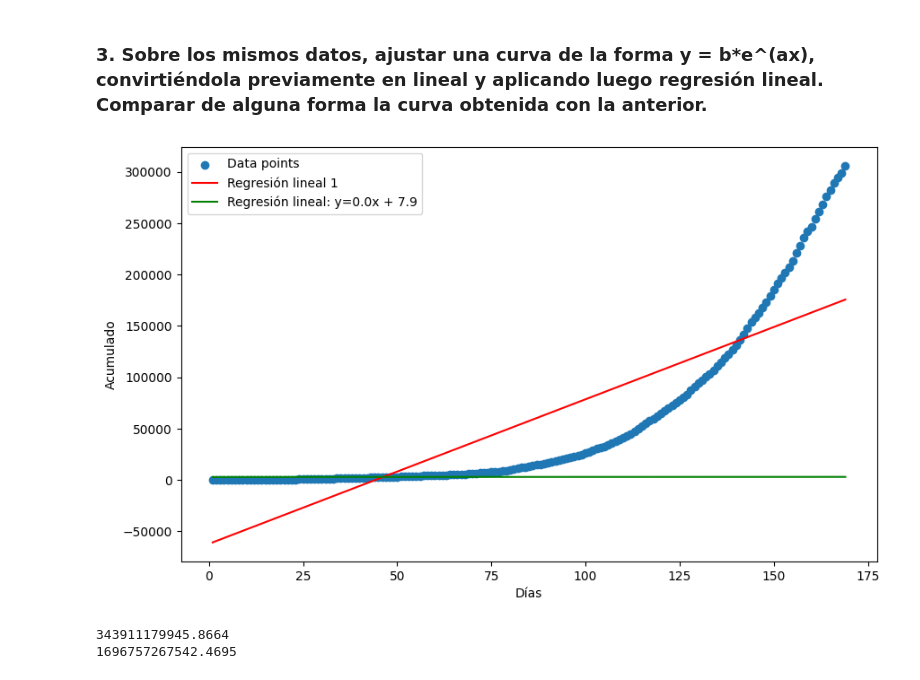
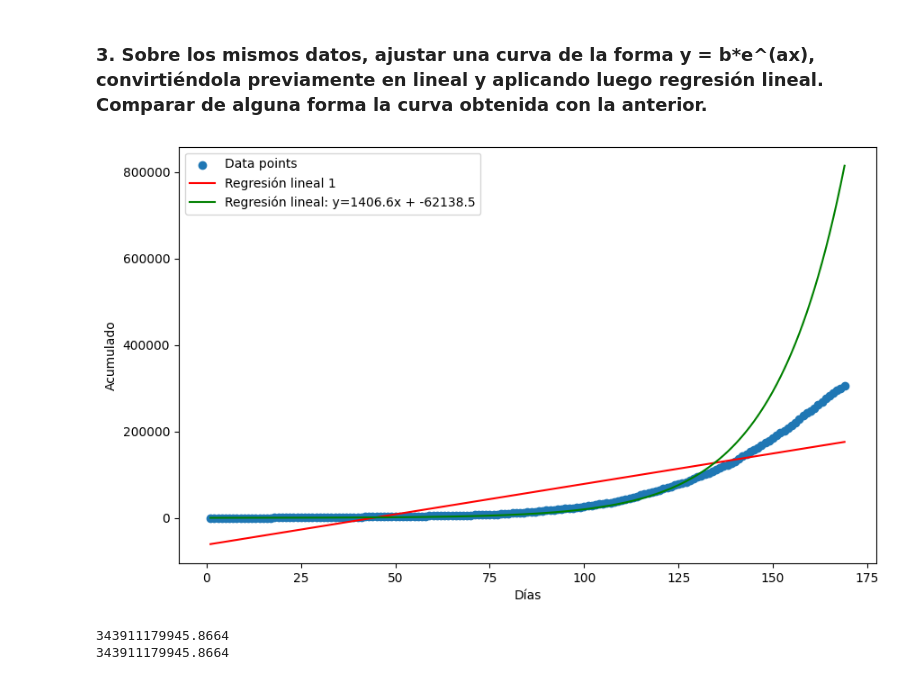
Before and after one commit to martinmdl/unsam-metodos, a Jupyter notebook: tp3.ipynb, the cells around one changed output. Saved outputs shown, nothing was run; the diff lists cells and outputs as text; code cells hidden in the pictures.

```diff
--- a/tp3.ipynb
+++ b/tp3.ipynb
@@ -7,5 +8,5 @@ import numpy as np
 # %%
-def procesamiento_datos():
+def datos():
     df = pd.read_excel('datos.xlsx')
     df = df.dropna(axis=1, how='all')
     df = df.dropna(axis=0, how='all')
@@ -17,7 +18,7 @@ def procesamiento_datos():
     y = df["acumulado"].astype(float).values
     return x, y
 
-def regresion_lineal(x, y):
+def regresionLineal(x, y):
     n = len(x)
     sum_x = np.sum(x)
     sum_y = np.sum(y)
@@ -28,17 +29,17 @@ def regresion_lineal(x, y):
     b = (sum_y- (a*sum_x))/n
     return a, b
 
-def recta_prediccion(a, b, x):
+def rectaPrediccion(a, b, x):
     y2 = [a * xi + b for xi in x]
     return y2
 
-def error_regresion(a, b, x, y):
+def error(a, b, x, y):
     error = np.sum(((a * x) + b - y) ** 2)
     return error
 # %% [markdown]
 ### 2. Usar los datos del archivo Excel que aparece en la unidad, aplicar lo anterior y calcular, y por último graficar los puntos y la recta obtenida.
 # %%
-def plot_resultados(x, y, y2, a, b):
+def graficar(x, y, y2, a, b):
     plt.figure(figsize=(10, 6))
     plt.scatter(x, y, label='Data points')
     plt.plot(x, y2, color='red', label=f'Regresión lineal: y={a.round(1)}x + {b.round(1)}')
@@ -47,52 +48,47 @@ def plot_resultados(x, y, y2, a, b):
     plt.legend()
     plt.show()
 
-x, y = procesamiento_datos()
-a, b = regresion_lineal(x, y)
-y2 = recta_prediccion(a, b, x)
-plot_resultados(x, y, y2, a, b)
+x, y = datos()
+a, b = regresionLineal(x, y)
+y2 = rectaPrediccion(a, b, x)
+graficar(x, y, y2, a, b)
 # %% [output]
 [figure]
 # %% [markdown]
 ### 3. Sobre los mismos datos, ajustar una curva de la forma y = b*e^(ax), convirtiéndola previamente en lineal y aplicando luego regresión lineal. Comparar de alguna forma la curva obtenida con la anterior.
 # %%
-def regresion_lineal_log(x, y_log):
-    n = len(x)
-    sum_x = np.sum(x)
-    sum_y = np.sum(y_log)
-    sum_xx = np.sum(x * x)
-    sum_xy = np.sum(x * y_log)
-
-    a = ((n * sum_xy) - (sum_x * sum_y)) / ((n * sum_xx) - (sum_x*2))
-    b = (sum_y - (a * sum_x)) / n
-    return a, b
-
-def recta_prediccion_log(a, b, x):
-    y2_log = [a * xi + b for xi in np.log(x)]
-    return np.exp(y2_log)
-
-def plot_resultados_comparados(x, y, y2, y3, a, b):
+def graficarComparacion(x, y, y2, y3, a, b):
     plt.figure(figsize=(10, 6))
     plt.scatter(x, y, label='Data points')
     plt.plot(x, y2, color='red', label='Regresión lineal 1')
     plt.plot(x, y3, color='green', label=f'Regresión lineal: y={a.round(1)}x + {b.round(1)}')
     plt.xlabel('Días')
     plt.ylabel('Acumulado')
     plt.legend()
     plt.show()
 
-e1 = error_regresion(a, b, x, y)
+y_log = np.log(y)
+modelo_regresion = LinearRegression()
+modelo_regresion.fit(x.reshape(-1, 1), y_log)
 
-y_log = np.log(y)
-a, b = regresion_lineal_log(x, y_log)
-y2_log = recta_prediccion_log(a, b, x)
-plot_resultados_comparados(x, y, y2, y2_log, a, b)
+a_reg = modelo_regresion.coef_[0]
+b_reg = modelo_regresion.intercept_
 
-e2 = error_regresion(a, b, x, y)
+b_reg_norm = np.exp(b_reg)
+
+recta_exp = b_reg_norm * np.exp(a_reg * x)
+
+e1 = error(a, b, x, y)
+
+# a, b = regresionLinealLog(x, y_log)
+# y2_log = rectaPrediccionLog(a, b, x)
+graficarComparacion(x, y, y2, recta_exp, a, b)
+
+e2 = error(a, b, x, y)
 
 print(e1)
 print(e2)
 # %% [output]
-[figure, old version]
+[figure, new version]
 343911179945.8664
-1696757267542.4695
+343911179945.8664
```
Also changed, not shown: parts of 1 cell of this notebook.
